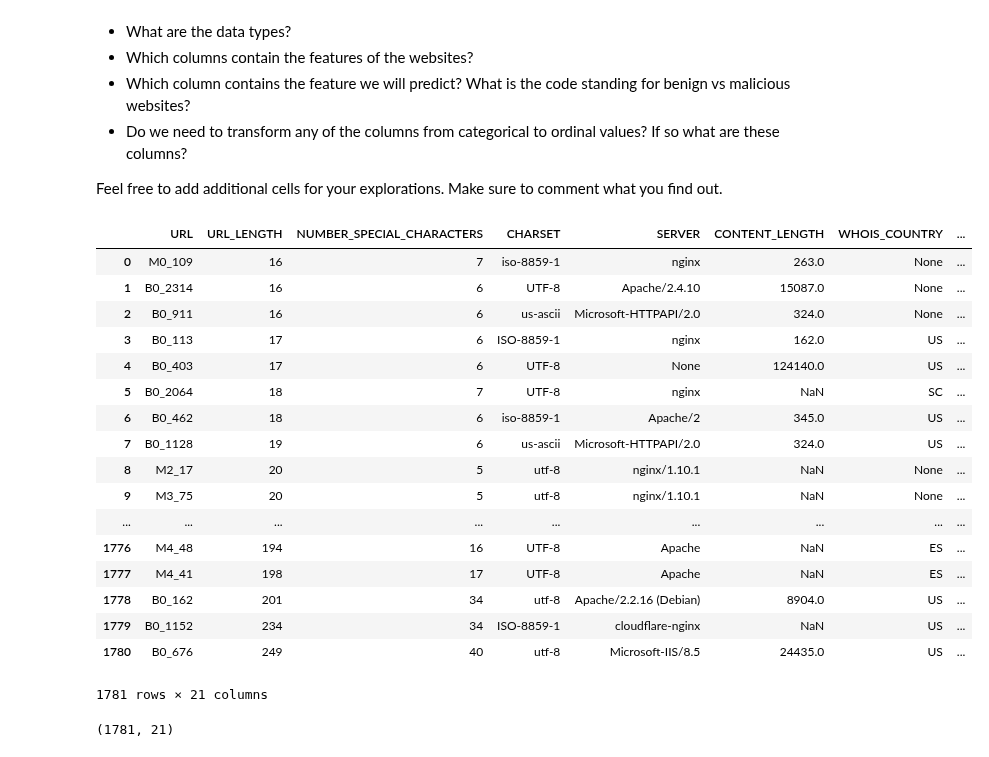
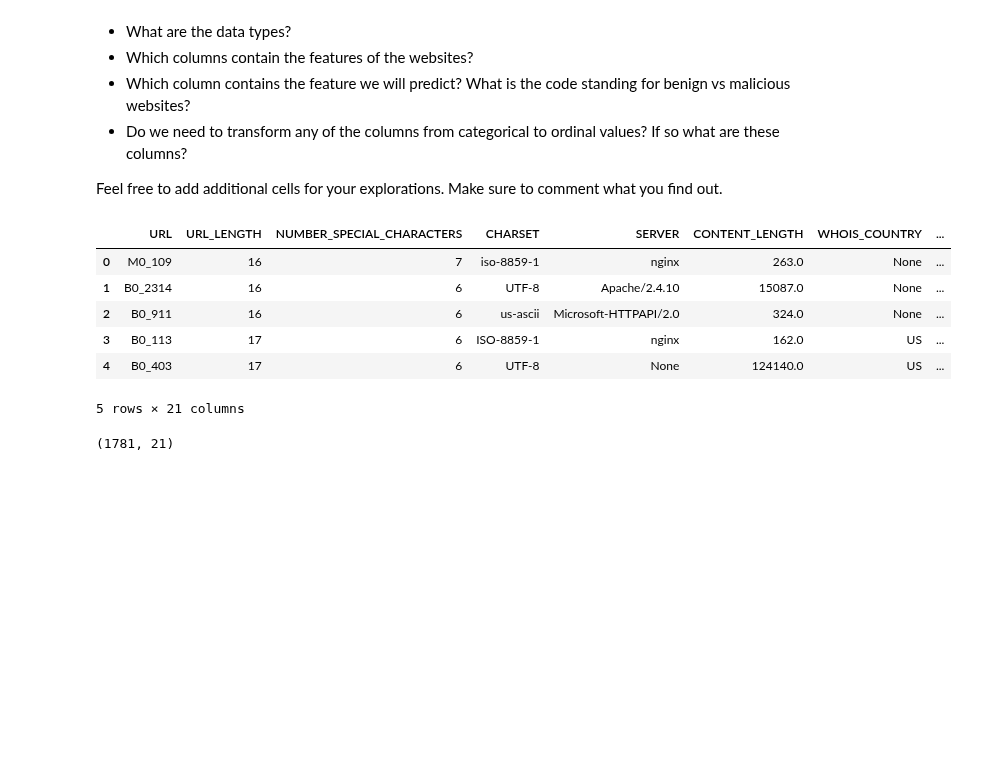
Before and after one commit to ta-data-lis/lab-supervised-learning, a Jupyter notebook: your-code/main.ipynb, the cells around one changed output. Cells and saved outputs as stored; diff of their text form; code cells hidden in the pictures; blank space fills up the shorter version.

```diff
--- a/your-code/main.ipynb
+++ b/your-code/main.ipynb
@@ -34,26 +35,15 @@ Things you'll be looking for:
 Feel free to add additional cells for your explorations. Make sure to comment what you find out.
 # %%
 # Your code here
-websites
+websites.head()
 # %% [output]
 |  | URL | URL_LENGTH | NUMBER_SPECIAL_CHARACTERS | CHARSET | SERVER | CONTENT_LENGTH | WHOIS_COUNTRY | ... |
 | 0 | M0_109 | 16 | 7 | iso-8859-1 | nginx | 263.0 | None | ... |
 | 1 | B0_2314 | 16 | 6 | UTF-8 | Apache/2.4.10 | 15087.0 | None | ... |
 | 2 | B0_911 | 16 | 6 | us-ascii | Microsoft-HTTPAPI/2.0 | 324.0 | None | ... |
 | 3 | B0_113 | 17 | 6 | ISO-8859-1 | nginx | 162.0 | US | ... |
 | 4 | B0_403 | 17 | 6 | UTF-8 | None | 124140.0 | US | ... |
-| 5 | B0_2064 | 18 | 7 | UTF-8 | nginx | NaN | SC | ... |
-| 6 | B0_462 | 18 | 6 | iso-8859-1 | Apache/2 | 345.0 | US | ... |
-| 7 | B0_1128 | 19 | 6 | us-ascii | Microsoft-HTTPAPI/2.0 | 324.0 | US | ... |
-| 8 | M2_17 | 20 | 5 | utf-8 | nginx/1.10.1 | NaN | None | ... |
-| 9 | M3_75 | 20 | 5 | utf-8 | nginx/1.10.1 | NaN | None | ... |
-| ... | ... | ... | ... | ... | ... | ... | ... | ... |
-| 1776 | M4_48 | 194 | 16 | UTF-8 | Apache | NaN | ES | ... |
-| 1777 | M4_41 | 198 | 17 | UTF-8 | Apache | NaN | ES | ... |
-| 1778 | B0_162 | 201 | 34 | utf-8 | Apache/2.2.16 (Debian) | 8904.0 | US | ... |
-| 1779 | B0_1152 | 234 | 34 | ISO-8859-1 | cloudflare-nginx | NaN | US | ... |
-| 1780 | B0_676 | 249 | 40 | utf-8 | Microsoft-IIS/8.5 | 24435.0 | US | ... |
-1781 rows × 21 columns
+5 rows × 21 columns
 # %%
 # Your comment here
 websites.shape
```
Also changed, not shown: parts of 76 cells of this notebook.
